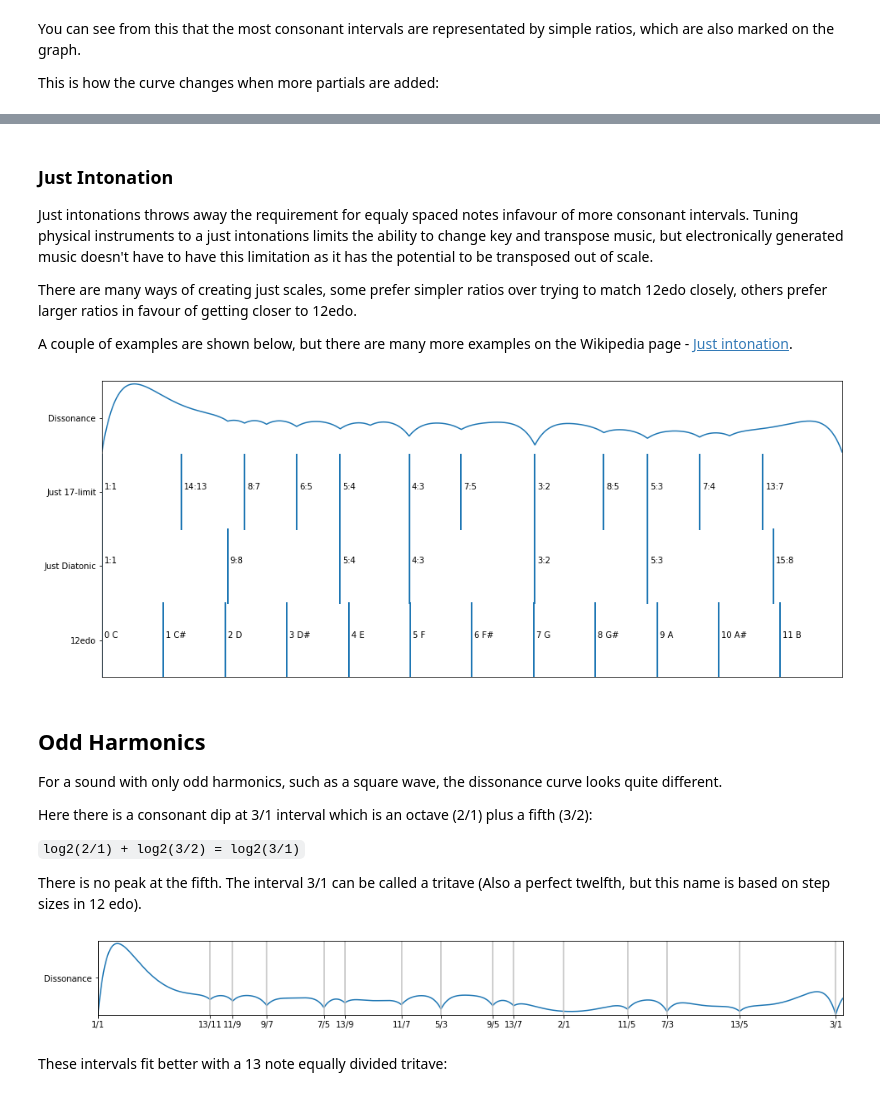
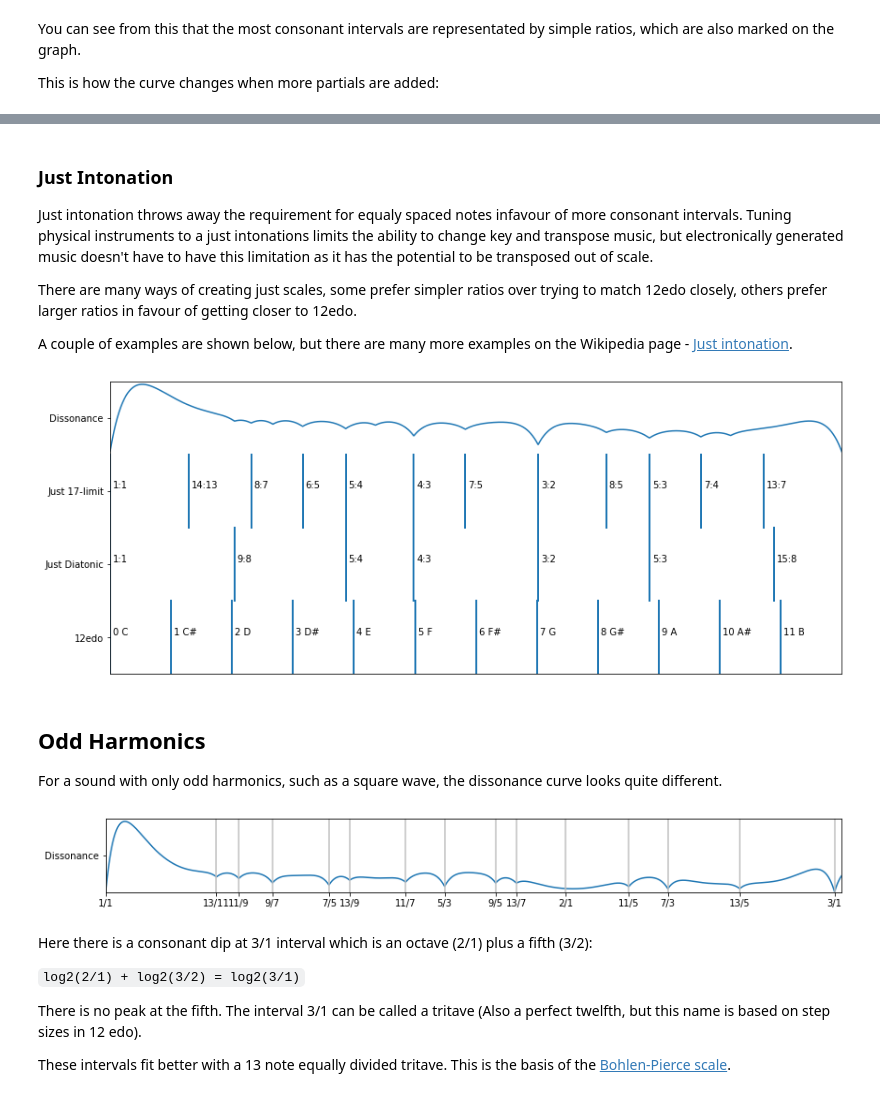
Before and after one commit to pigatron-industries/xen_quantizer, a Jupyter notebook: python/Tuning.ipynb, the cells around one changed output, grey strips where cells are left out. Drawn from its saved outputs; the diff is of its cells as text; code cells hidden in the pictures.

````diff
--- a/python/Tuning.ipynb
+++ b/python/Tuning.ipynb
@@ -83,7 +87,7 @@ plot.plot()
 # %% [markdown]
 ### Just Intonation
 
-Just intonations throws away the requirement for equaly spaced notes infavour of more consonant intervals. Tuning physical instruments to a just intonations limits the ability to change key and transpose music, but electronically generated music doesn't have to have this limitation as it has the potential to be transposed out of scale.
+Just intonation throws away the requirement for equaly spaced notes infavour of more consonant intervals. Tuning physical instruments to a just intonations limits the ability to change key and transpose music, but electronically generated music doesn't have to have this limitation as it has the potential to be transposed out of scale.
 
 There are many ways of creating just scales, some prefer simpler ratios over trying to match 12edo closely, others prefer larger ratios in favour of getting closer to 12edo.
 
@@ -91,54 +95,54 @@ A couple of examples are shown below, but there are many more examples on the Wi
 # %%
 tuning_justdiatonic = tuning.Tuning("Just Diatonic", [])
 tuning_justdiatonic.addIntervalRatio(1, "1:1")
 tuning_justdiatonic.addIntervalRatio(9/8, "9:8")
 tuning_justdiatonic.addIntervalRatio(5/4, "5:4")
 tuning_justdiatonic.addIntervalRatio(4/3, "4:3")
 tuning_justdiatonic.addIntervalRatio(3/2, "3:2")
 tuning_justdiatonic.addIntervalRatio(5/3, "5:3")
 tuning_justdiatonic.addIntervalRatio(15/8, "15:8")
 
 tuning_just17limit = tuning.Tuning("Just 17-limit", [])
 tuning_just17limit.addIntervalRatio(1, "1:1")
 tuning_just17limit.addIntervalRatio(8/7, "8:7")
 tuning_just17limit.addIntervalRatio(5/4, "5:4")
 tuning_just17limit.addIntervalRatio(4/3, "4:3")
 tuning_just17limit.addIntervalRatio(3/2, "3:2")
 tuning_just17limit.addIntervalRatio(5/3, "5:3")
 tuning_just17limit.addIntervalRatio(13/7, "13:7")
 tuning_just17limit.addIntervalRatio(14/13, "14:13")
 tuning_just17limit.addIntervalRatio(6/5, "6:5")
 tuning_just17limit.addIntervalRatio(7/5, "7:5")
 tuning_just17limit.addIntervalRatio(8/5, "8:5")
 tuning_just17limit.addIntervalRatio(7/4, "7:4")
 
-plot = tuningplot.TuningPlot('h', 16)
+plot = tuningplot.TuningPlot('h', 14)
 plot.plotDissonance([1, 2, 3, 4, 5, 6, 7, 8, 9], 5.5)
 plot.plotTuning(tuning_just17limit)
 plot.plotTuning(tuning_justdiatonic)
 plot.plotTuning(tuning_12edo)
 plot.plot()
 # %% [output]
-[figure, old version]
+[figure, new version]
 # %% [markdown]
 ## Odd Harmonics
 
 For a sound with only odd harmonics, such as a square wave, the dissonance curve looks quite different.
-
-Here there is a consonant dip at 3/1 interval which is an octave (2/1) plus a fifth (3/2):
-
-```log2(2/1) + log2(3/2) = log2(3/1)```
-
-There is no peak at the fifth. The interval 3/1 can be called a tritave (Also a perfect twelfth, but this name is based on step sizes in 12 edo).
 # %%
-plot = tuningplot.TuningPlot('h', 16, 1.6)
+plot = tuningplot.TuningPlot('h', 14, 1.6)
 plot.plotDissonance([1, 3, 5, 7, 9, 11, 13], 3.3)
 plot.plotRatios([(1, 1), (2, 1), (3, 1), (5, 3), (7, 5), (7, 3), (9,5), (9,7), (11,7), (11,9), (11,5), (13,7), (13,9), (13,11), (13,5)])
 plot.plot()
 # %% [output]
-[figure, old version]
+[figure, new version]
 # %% [markdown]
-These intervals fit better with a 13 note equally divided tritave:
+Here there is a consonant dip at 3/1 interval which is an octave (2/1) plus a fifth (3/2):
+
+```log2(2/1) + log2(3/2) = log2(3/1)```
+
+There is no peak at the fifth. The interval 3/1 can be called a tritave (Also a perfect twelfth, but this name is based on step sizes in 12 edo).
+
+These intervals fit better with a 13 note equally divided tritave. This is the basis of the [Bohlen-Pierce scale](https://en.wikipedia.org/wiki/Bohlen%E2%80%93Pierce_scale).
 # %%
 tuning_13edt = tuning.createEqualDivisionTuning("13edt", 13, 1.585)
 
````
Also changed, not shown: parts of 14 cells of this notebook, 1 other file.
